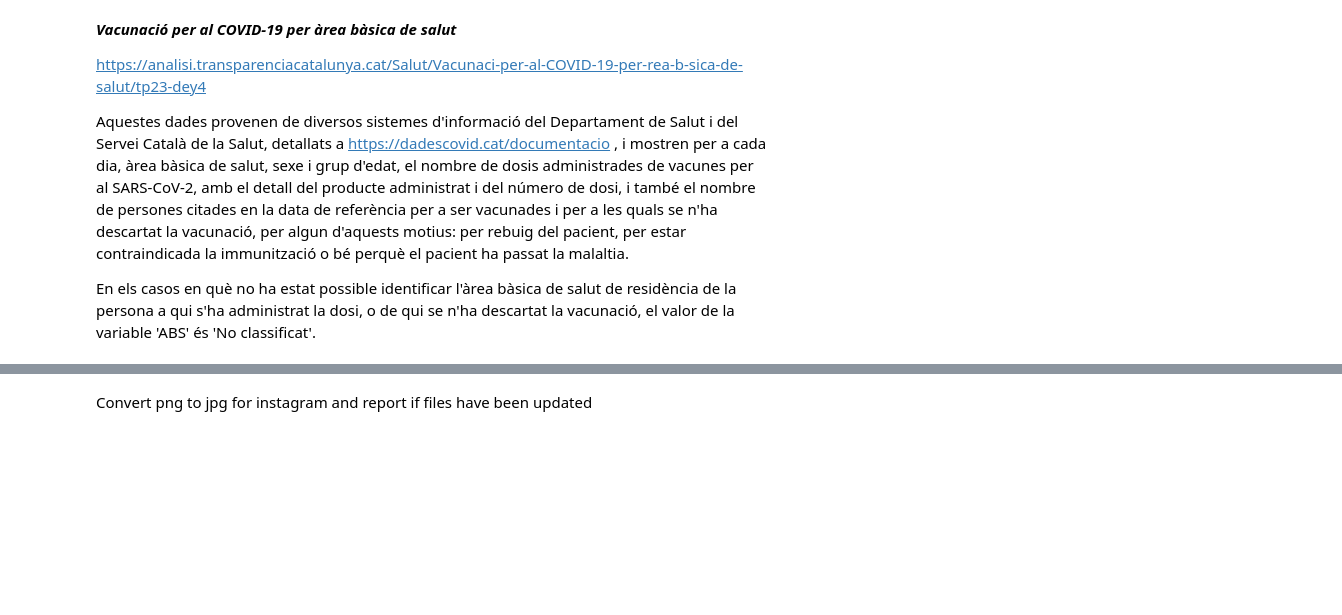
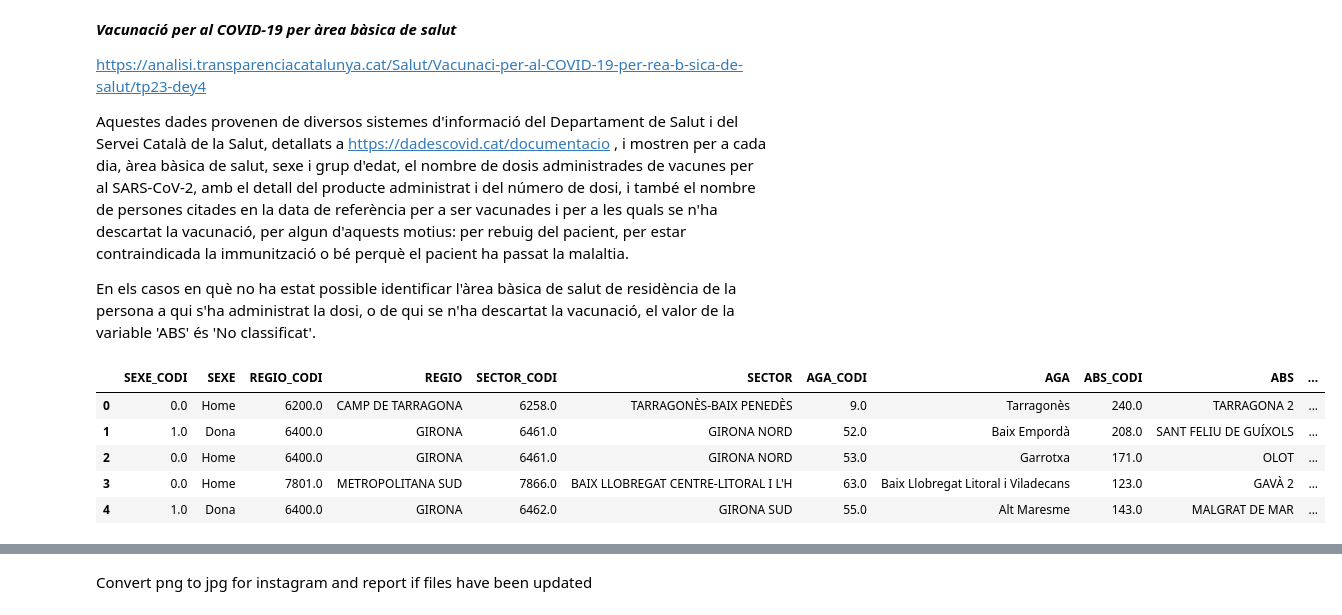
Before and after one commit to aalibes/CatCovidTracker, a Jupyter notebook: tracker.ipynb, the cells around one changed output, grey strips where cells are left out. Cells and saved outputs as stored; diff of their text form; code cells hidden in the pictures; blank space fills up the shorter version.

```diff
--- a/tracker.ipynb
+++ b/tracker.ipynb
@@ -603,7 +603,15 @@ En els casos en què no ha estat possible identificar l'àrea bàsica de salut d
 # %%
 urldatafile3 = "https://analisi.transparenciacatalunya.cat/api/views/tp23-dey4/rows.csv?accessType=DOWNLOAD&bom=true&format=true&delimiter=%3B&sorting=true"
 datafile3 = "data/Vacunaci__per_al_COVID-19_per__rea_b_sica_de_salut.csv"
 if toget:
     DownloadAndSaveFile(urldatafile3,datafile3)
 casesdf = pd.read_csv(datafile3, sep=";")
+casesdf.DATA = pd.to_datetime(casesdf.DATA, format="%d/%m/%Y")
 casesdf.head()
+# %% [output]
+|  | SEXE_CODI | SEXE | REGIO_CODI | REGIO | SECTOR_CODI | SECTOR | AGA_CODI | AGA | ABS_CODI | ABS | ... |
+| 0 | 0.0 | Home | 6200.0 | CAMP DE TARRAGONA | 6258.0 | TARRAGONÈS-BAIX PENEDÈS | 9.0 | Tarragonès | 240.0 | TARRAGONA 2 | ... |
+| 1 | 1.0 | Dona | 6400.0 | GIRONA | 6461.0 | GIRONA NORD | 52.0 | Baix Empordà | 208.0 | SANT FELIU DE GUÍXOLS | ... |
+| 2 | 0.0 | Home | 6400.0 | GIRONA | 6461.0 | GIRONA NORD | 53.0 | Garrotxa | 171.0 | OLOT | ... |
+| 3 | 0.0 | Home | 7801.0 | METROPOLITANA SUD | 7866.0 | BAIX LLOBREGAT CENTRE-LITORAL I L'H | 63.0 | Baix Llobregat Litoral i Viladecans | 123.0 | GAVÀ 2 | ... |
+| 4 | 1.0 | Dona | 6400.0 | GIRONA | 6462.0 | GIRONA SUD | 55.0 | Alt Maresme | 143.0 | MALGRAT DE MAR | ... |
```
Also changed, not shown: parts of 11 cells of this notebook, 2 other files.
